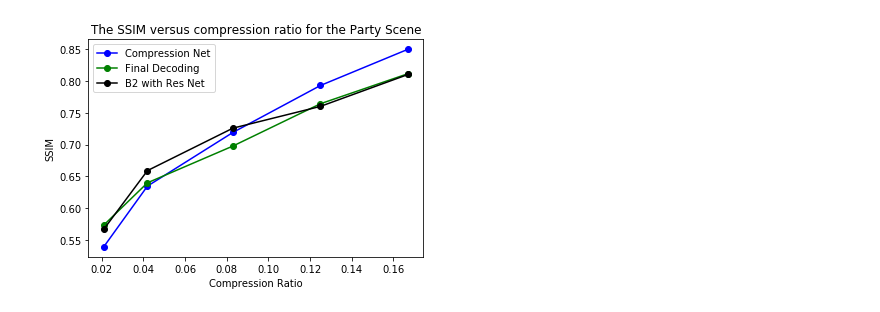
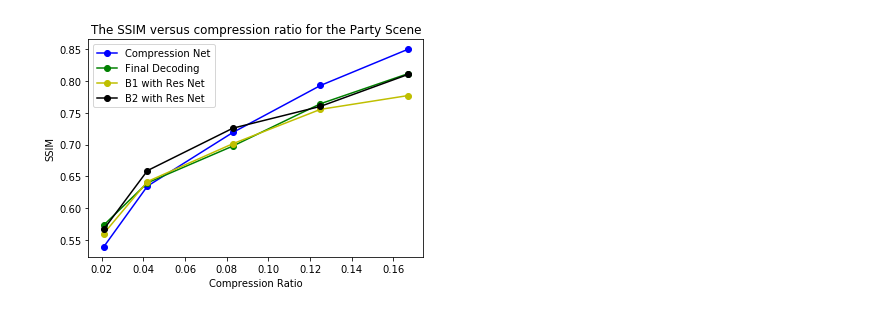
Before and after one commit to Chlerry/Motion-Aware-Deep-Video-Coding-Network, a Jupyter notebook: plot.ipynb, the cells around one changed output. Drawn from its saved outputs; the diff is of its cells as text; code cells hidden in the pictures.

```diff
--- a/plot.ipynb
+++ b/plot.ipynb
@@ -14,19 +14,19 @@ pred_gnet_ssim = [0.542084942306197]
 # %%
 # Plot the recognition accuracy rate versus different d values for both PCA and FLD
 # plt.plot(compression_ratio, pred_ssim, 'rs-', label='Prediction Net')
 plt.plot(compression_ratio, coarse_ssim, 'bo-',  label='Compression Net')
 plt.plot(compression_ratio, final_ssim, 'go-',  label='Final Decoding')
-# plt.plot(compression_ratio, b1_ssim, 'yo-',  label='B1 with Res Net')
+plt.plot(compression_ratio, b1_ssim, 'yo-',  label='B1 with Res Net')
 plt.plot(compression_ratio, b2_ssim, 'ko-',  label='B2 with Res Net')
 
 # plt.plot(compression_ratio[-1:], pred_gnet_ssim, 'ys-', label='Prediction GNet')
 plt.legend(loc = 2)
 plt.title('The SSIM versus compression ratio for the Party Scene')
 plt.xlabel('Compression Ratio')
 plt.ylabel('SSIM')
 plt.show()
 # %% [output]
-[figure, old version]
+[figure, new version]
 # %%
 # Plot the recognition accuracy rate versus different d values for both PCA and FLD
 # plt.plot(compression_ratio, pred_ssim, 'rs-', label='Prediction Net')
```
Also changed, not shown: parts of 2 cells of this notebook, 17 other files.
